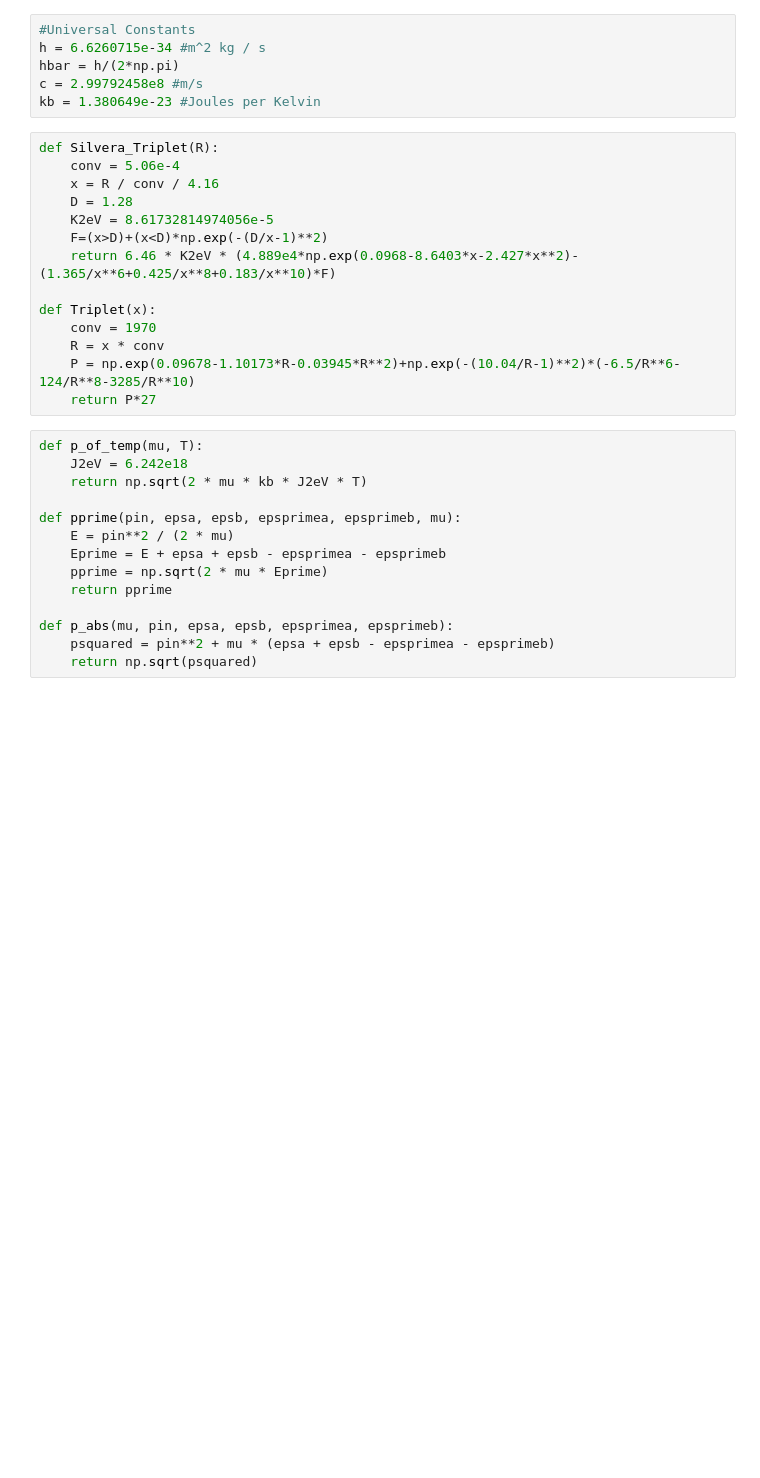
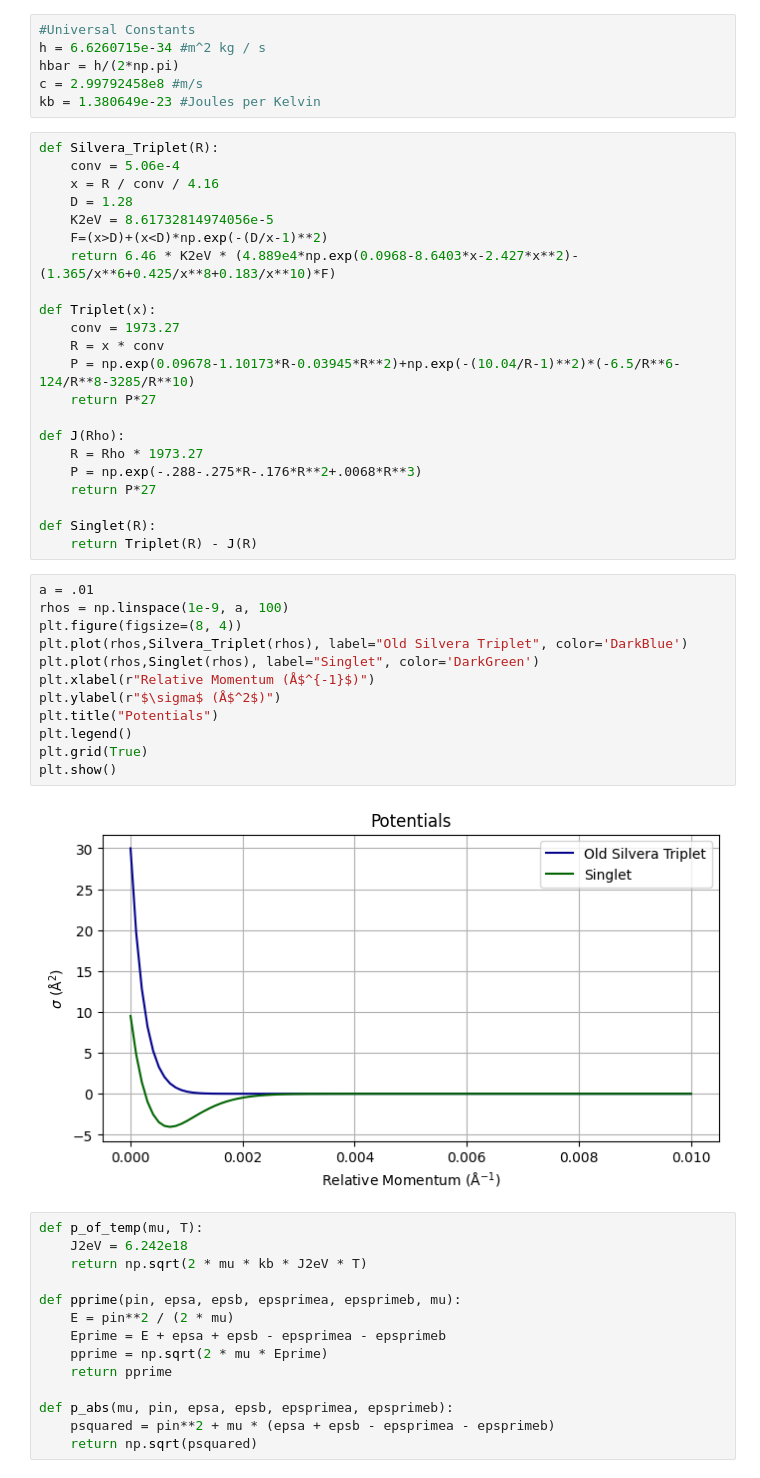
Before and after one commit to UTA-NURES/AtomicCrossSections, a Jupyter notebook: Exchange.ipynb, the cells around one changed output. Saved outputs shown, nothing was run; the diff lists cells and outputs as text; blank space fills up the shorter version.

```diff
--- a/Exchange.ipynb
+++ b/Exchange.ipynb
@@ -26,10 +26,32 @@ def Silvera_Triplet(R):
     return 6.46 * K2eV * (4.889e4*np.exp(0.0968-8.6403*x-2.427*x**2)-(1.365/x**6+0.425/x**8+0.183/x**10)*F)
 
 def Triplet(x):
-    conv = 1970
+    conv = 1973.27
     R = x * conv
     P = np.exp(0.09678-1.10173*R-0.03945*R**2)+np.exp(-(10.04/R-1)**2)*(-6.5/R**6-124/R**8-3285/R**10)
     return P*27
+
+def J(Rho):
+    R = Rho * 1973.27
+    P = np.exp(-.288-.275*R-.176*R**2+.0068*R**3)
+    return P*27
+
+def Singlet(R):
+    return Triplet(R) - J(R)
+# %%
+a = .01
+rhos = np.linspace(1e-9, a, 100)
+plt.figure(figsize=(8, 4))
+plt.plot(rhos,Silvera_Triplet(rhos), label="Old Silvera Triplet", color='DarkBlue')
+plt.plot(rhos,Singlet(rhos), label="Singlet", color='DarkGreen')
+plt.xlabel(r"Relative Momentum (Å$^{-1}$)")
+plt.ylabel(r"$\sigma$ (Å$^2$)")
+plt.title("Potentials")
+plt.legend()
+plt.grid(True)
+plt.show()
+# %% [output]
+[figure, added]
 # %%
 def p_of_temp(mu, T):
     J2eV = 6.242e18
```
Also changed, not shown: parts of 3 cells of this notebook.
